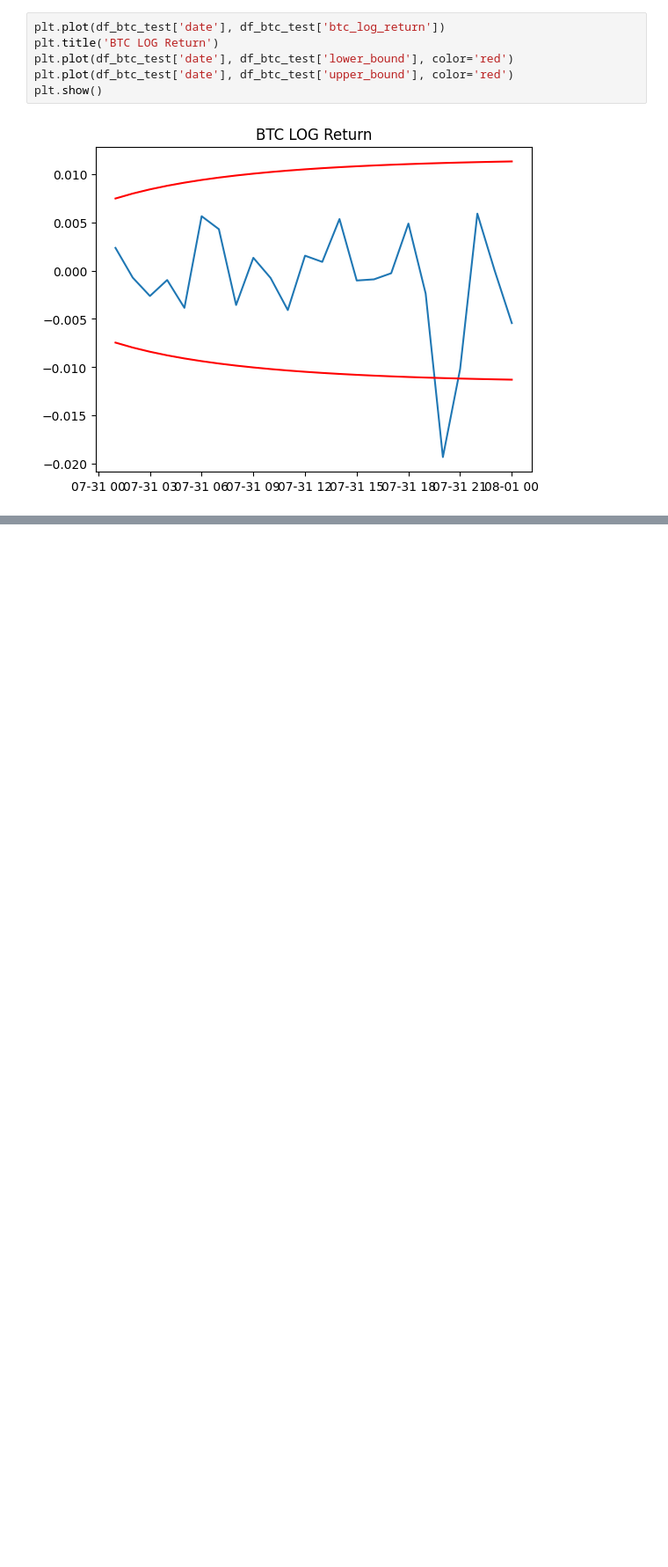
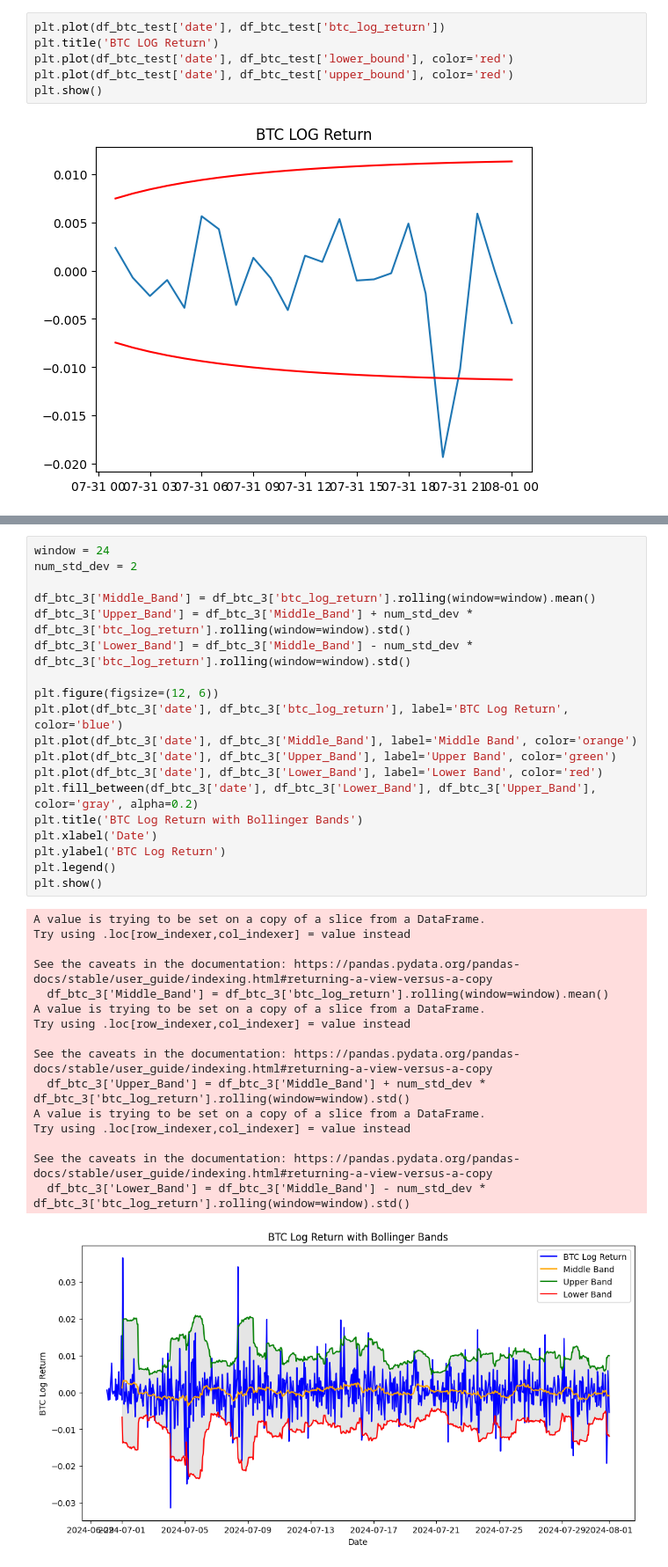
Before and after one commit to outfox330/ML_Models_on_Time_Series, a Jupyter notebook: BTC_FORECAST.ipynb, the cells around one changed output, grey strips where cells are left out. Shown at 88% size. Saved outputs shown, nothing was run; the diff lists cells and outputs as text; blank space fills up the shorter version.

```diff
--- a/BTC_FORECAST.ipynb
+++ b/BTC_FORECAST.ipynb
@@ -1907,0 +1951,36 @@ plt.show()
+# %%
+window = 24
+num_std_dev = 2
+
+df_btc_3['Middle_Band'] = df_btc_3['btc_log_return'].rolling(window=window).mean()
+df_btc_3['Upper_Band'] = df_btc_3['Middle_Band'] + num_std_dev * df_btc_3['btc_log_return'].rolling(window=window).std()
+df_btc_3['Lower_Band'] = df_btc_3['Middle_Band'] - num_std_dev * df_btc_3['btc_log_return'].rolling(window=window).std()
+
+plt.figure(figsize=(12, 6))
+plt.plot(df_btc_3['date'], df_btc_3['btc_log_return'], label='BTC Log Return', color='blue')
+plt.plot(df_btc_3['date'], df_btc_3['Middle_Band'], label='Middle Band', color='orange')
+plt.plot(df_btc_3['date'], df_btc_3['Upper_Band'], label='Upper Band', color='green')
+plt.plot(df_btc_3['date'], df_btc_3['Lower_Band'], label='Lower Band', color='red')
+plt.fill_between(df_btc_3['date'], df_btc_3['Lower_Band'], df_btc_3['Upper_Band'], color='gray', alpha=0.2)
+plt.title('BTC Log Return with Bollinger Bands')
+plt.xlabel('Date')
+plt.ylabel('BTC Log Return')
+plt.legend()
+plt.show()
+# %% [output]
+A value is trying to be set on a copy of a slice from a DataFrame.
+Try using .loc[row_indexer,col_indexer] = value instead
+
+See the caveats in the documentation: https://pandas.pydata.org/pandas-docs/stable/user_guide/indexing.html#returning-a-view-versus-a-copy
+  df_btc_3['Middle_Band'] = df_btc_3['btc_log_return'].rolling(window=window).mean()
+A value is trying to be set on a copy of a slice from a DataFrame.
+Try using .loc[row_indexer,col_indexer] = value instead
+
+See the caveats in the documentation: https://pandas.pydata.org/pandas-docs/stable/user_guide/indexing.html#returning-a-view-versus-a-copy
+  df_btc_3['Upper_Band'] = df_btc_3['Middle_Band'] + num_std_dev * df_btc_3['btc_log_return'].rolling(window=window).std()
+A value is trying to be set on a copy of a slice from a DataFrame.
+Try using .loc[row_indexer,col_indexer] = value instead
+
+See the caveats in the documentation: https://pandas.pydata.org/pandas-docs/stable/user_guide/indexing.html#returning-a-view-versus-a-copy
+  df_btc_3['Lower_Band'] = df_btc_3['Middle_Band'] - num_std_dev * df_btc_3['btc_log_return'].rolling(window=window).std()
+[figure, added]
```
Also changed, not shown: parts of 5 cells of this notebook.
